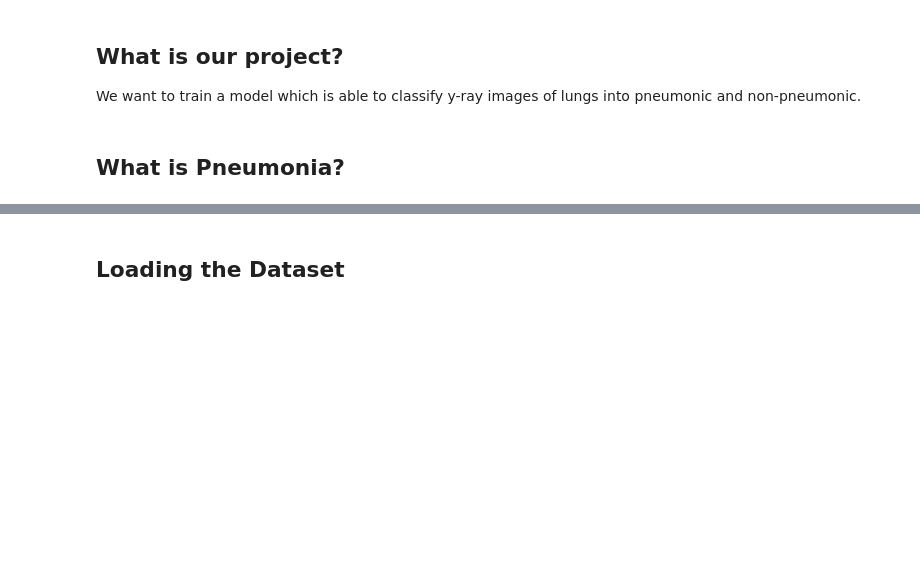
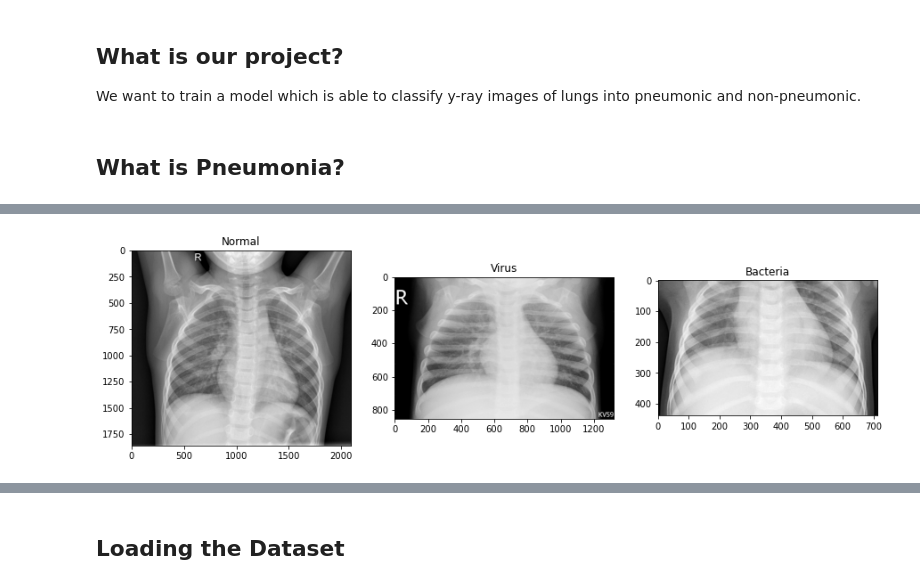
Before and after one commit to goha789/Pneumonia_Classification, a Jupyter notebook: Pneumonia_Classification_Momo.ipynb, the cells around one changed output, grey strips where cells are left out. Drawn from its saved outputs; the diff is of its cells as text; code cells hidden in the pictures; blank space fills up the shorter version.

```diff
--- a/Pneumonia_Classification_Momo.ipynb
+++ b/Pneumonia_Classification_Momo.ipynb
@@ -51,0 +60,15 @@ non-resource variables are not supported in the long term
+# %%
+bacteria = cv2.imread('data/train/PNEUMONIA/person1_bacteria_1.jpeg', cv2.IMREAD_GRAYSCALE)
+virus = cv2.imread('data/train/PNEUMONIA/person1385_virus_2380.jpeg', cv2.IMREAD_GRAYSCALE)
+normal = cv2.imread('data/train/NORMAL/IM-0115-0001.jpeg', cv2.IMREAD_GRAYSCALE)
+
+f, ax = plt.subplots(1,3, figsize=(15,15))
+ax[0].imshow(normal, cmap='gray')
+ax[0].set_title('Normal')
+ax[1].imshow(virus, cmap='gray')
+ax[1].set_title('Virus')
+ax[2].imshow(bacteria, cmap='gray')
+ax[2].set_title('Bacteria')
+plt.show()
+# %% [output]
+[figure, added]
```
Also changed, not shown: parts of 45 cells of this notebook, 3 other files.
